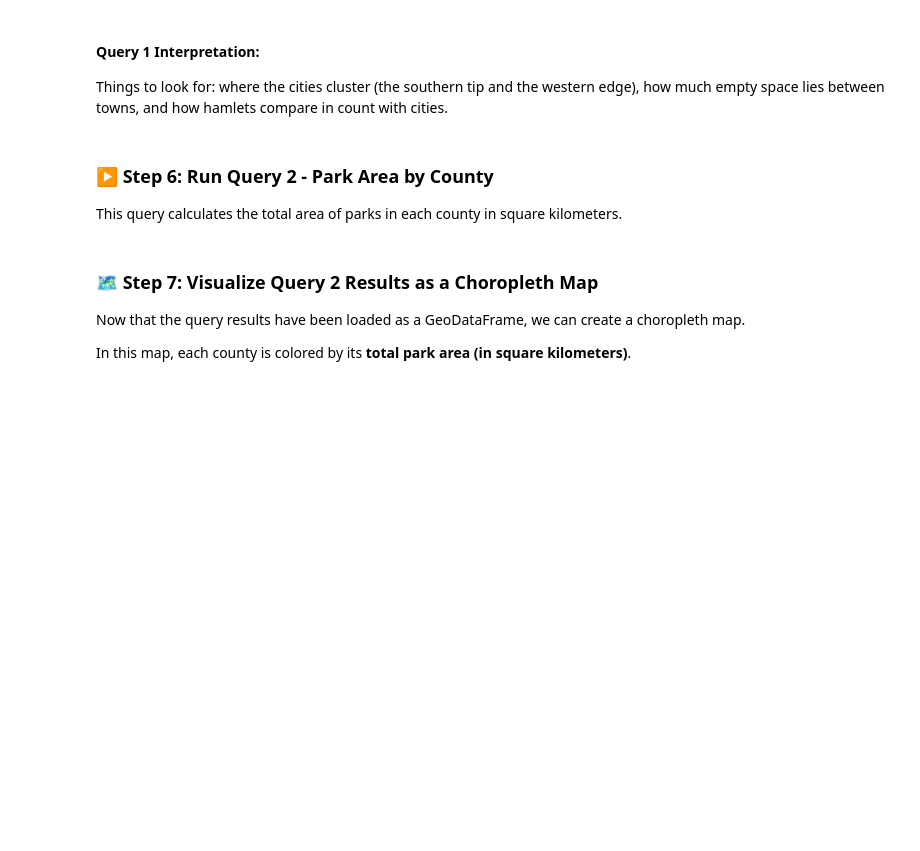
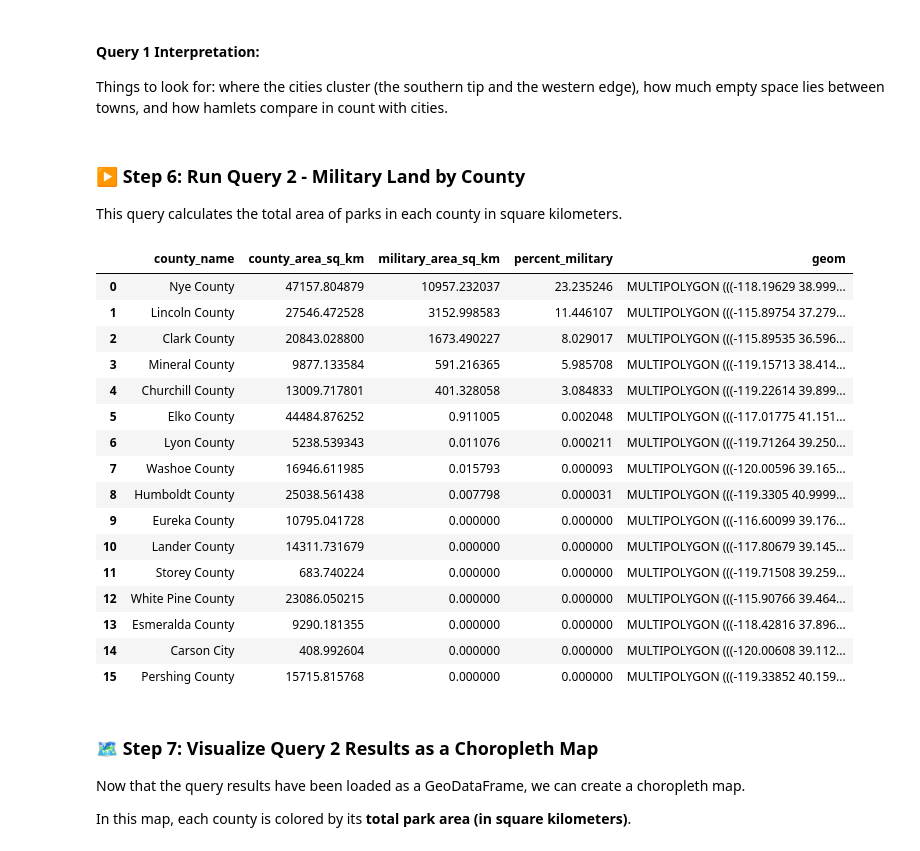
Before and after one commit to irenebdickinson/gist604b-osm-postgis-fa26, a Jupyter notebook: notebooks/osm_postgis_diy_nevada.ipynb, the cells around one changed output. Cells and saved outputs as stored; diff of their text form; code cells hidden in the pictures; blank space fills up the shorter version.

Commit message:
Query 2 Run

```diff
--- a/notebooks/osm_postgis_diy_nevada.ipynb
+++ b/notebooks/osm_postgis_diy_nevada.ipynb
@@ -164,23 +164,41 @@ plt.show()
 
 Things to look for: where the cities cluster (the southern tip and the western edge), how much empty space lies between towns, and how hamlets compare in count with cities.
 # %% [markdown]
-### ▶️ Step 6: Run Query 2 - Park Area by County
+### ▶️ Step 6: Run Query 2 - Military Land by County
 
 This query calculates the total area of parks in each county in square kilometers.
 # %%
-query_2_file = Path("../sql/arizona/02_osm_park_area_by_county.sql")
+query_2_file = Path("/workspaces/gist604b-osm-postgis-fa26/sql/nevada/2_nv_military_land_by_county.sql")
 
 # Read SQL query from file
 query_2_sql = query_2_file.read_text(encoding="utf-8")
 
 # Execute query and load result as a GeoDataFrame
 try:
     query_2_results = gpd.read_postgis(query_2_sql, engine, geom_col="geom")
     # Display results
     display(query_2_results)
 except Exception as e:
     print("❌ Query failed:")
     print(e)
+# %% [output]
+|  | county_name | county_area_sq_km | military_area_sq_km | percent_military | geom |
+| 0 | Nye County | 47157.804879 | 10957.232037 | 23.235246 | MULTIPOLYGON (((-118.19629 38.999... |
+| 1 | Lincoln County | 27546.472528 | 3152.998583 | 11.446107 | MULTIPOLYGON (((-115.89754 37.279... |
+| 2 | Clark County | 20843.028800 | 1673.490227 | 8.029017 | MULTIPOLYGON (((-115.89535 36.596... |
+| 3 | Mineral County | 9877.133584 | 591.216365 | 5.985708 | MULTIPOLYGON (((-119.15713 38.414... |
+| 4 | Churchill County | 13009.717801 | 401.328058 | 3.084833 | MULTIPOLYGON (((-119.22614 39.899... |
+| 5 | Elko County | 44484.876252 | 0.911005 | 0.002048 | MULTIPOLYGON (((-117.01775 41.151... |
+| 6 | Lyon County | 5238.539343 | 0.011076 | 0.000211 | MULTIPOLYGON (((-119.71264 39.250... |
+| 7 | Washoe County | 16946.611985 | 0.015793 | 0.000093 | MULTIPOLYGON (((-120.00596 39.165... |
+| 8 | Humboldt County | 25038.561438 | 0.007798 | 0.000031 | MULTIPOLYGON (((-119.3305 40.9999... |
+| 9 | Eureka County | 10795.041728 | 0.000000 | 0.000000 | MULTIPOLYGON (((-116.60099 39.176... |
+| 10 | Lander County | 14311.731679 | 0.000000 | 0.000000 | MULTIPOLYGON (((-117.80679 39.145... |
+| 11 | Storey County | 683.740224 | 0.000000 | 0.000000 | MULTIPOLYGON (((-119.71508 39.259... |
+| 12 | White Pine County | 23086.050215 | 0.000000 | 0.000000 | MULTIPOLYGON (((-115.90766 39.464... |
+| 13 | Esmeralda County | 9290.181355 | 0.000000 | 0.000000 | MULTIPOLYGON (((-118.42816 37.896... |
+| 14 | Carson City | 408.992604 | 0.000000 | 0.000000 | MULTIPOLYGON (((-120.00608 39.112... |
+| 15 | Pershing County | 15715.815768 | 0.000000 | 0.000000 | MULTIPOLYGON (((-119.33852 40.159... |
 # %% [markdown]
 ### 🗺️ Step 7: Visualize Query 2 Results as a Choropleth Map
 
```
Also changed, not shown: 1 other file.
